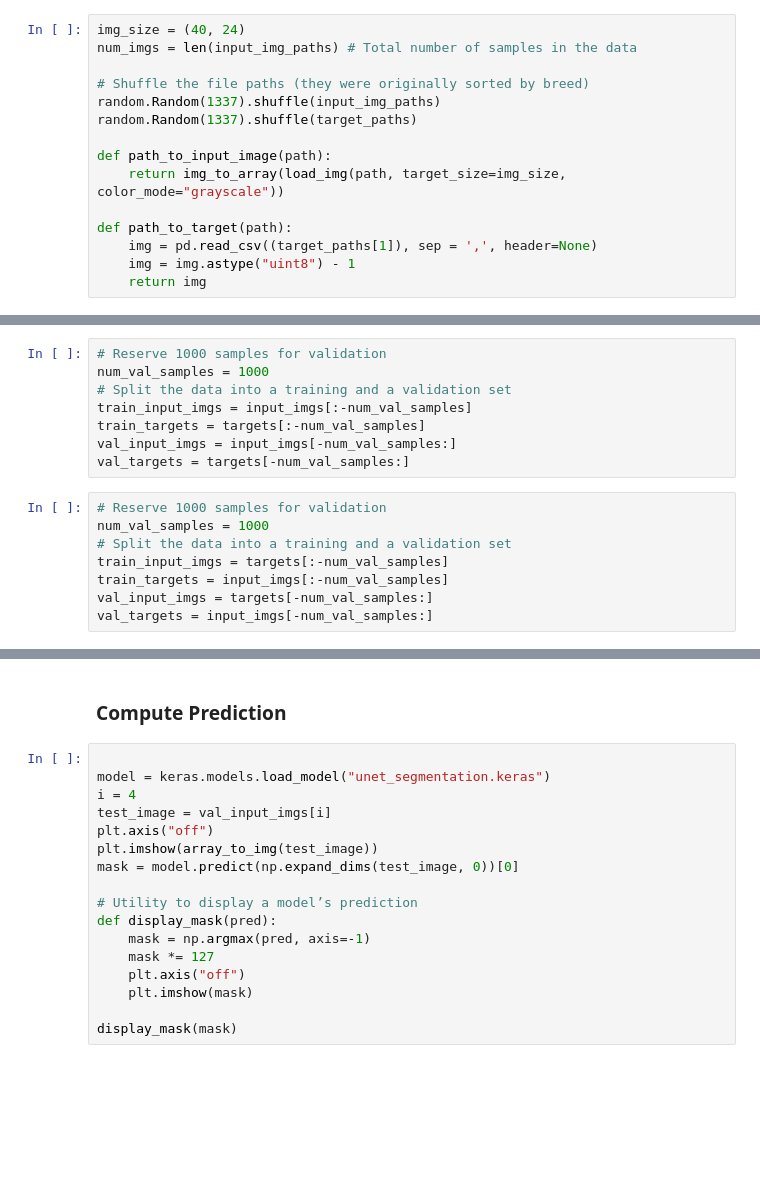
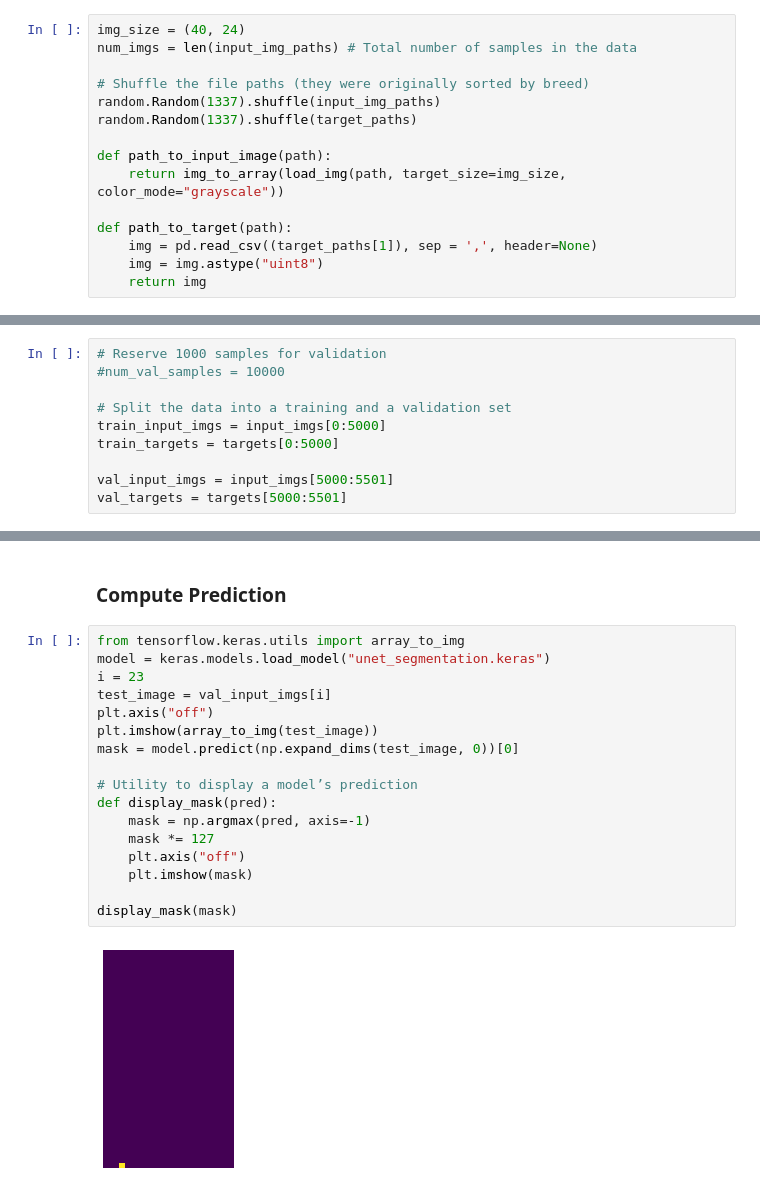
Before and after one commit to regiiis/dlv_group_project, a Jupyter notebook: object_detection.ipynb, the cells around one changed output, grey strips where cells are left out. Saved outputs shown, nothing was run; the diff lists cells and outputs as text; blank space fills up the shorter version.

```diff
--- a/object_detection.ipynb
+++ b/object_detection.ipynb
@@ -221,5 +204,5 @@ def path_to_input_image(path):
 
 def path_to_target(path):
     img = pd.read_csv((target_paths[1]), sep = ',', header=None)
-    img = img.astype("uint8") - 1
+    img = img.astype("uint8")
     return img
@@ -254,20 +218,14 @@ for i in range((num_imgs-1)):
     targets[i] = path_to_target(target_paths[i])
 # %%
 # Reserve 1000 samples for validation
-num_val_samples = 1000
+#num_val_samples = 10000
+
 # Split the data into a training and a validation set
-train_input_imgs = input_imgs[:-num_val_samples]
-train_targets = targets[:-num_val_samples]
-val_input_imgs = input_imgs[-num_val_samples:]
-val_targets = targets[-num_val_samples:]
+train_input_imgs = input_imgs[0:5000]
+train_targets = targets[0:5000]
+
+val_input_imgs = input_imgs[5000:5501]
+val_targets = targets[5000:5501]
-# %%
-# Reserve 1000 samples for validation
-num_val_samples = 1000
-# Split the data into a training and a validation set
-train_input_imgs = targets[:-num_val_samples]
-train_targets = input_imgs[:-num_val_samples]
-val_input_imgs = targets[-num_val_samples:]
-val_targets = input_imgs[-num_val_samples:]
 # %% [markdown]
 ## Build Model
 # %%
@@ -395,19 +360,21 @@ plt.show()
 # %% [markdown]
 ### Compute Prediction
 # %%
-
+from tensorflow.keras.utils import array_to_img
 model = keras.models.load_model("unet_segmentation.keras")
-i = 4
+i = 23
 test_image = val_input_imgs[i]
 plt.axis("off")
 plt.imshow(array_to_img(test_image))
 mask = model.predict(np.expand_dims(test_image, 0))[0]
 
 # Utility to display a model’s prediction
 def display_mask(pred):
     mask = np.argmax(pred, axis=-1)
     mask *= 127
     plt.axis("off")
     plt.imshow(mask)
 
 display_mask(mask)
+# %% [output]
+[figure, added]
```
Also changed, not shown: parts of 12 cells of this notebook.
